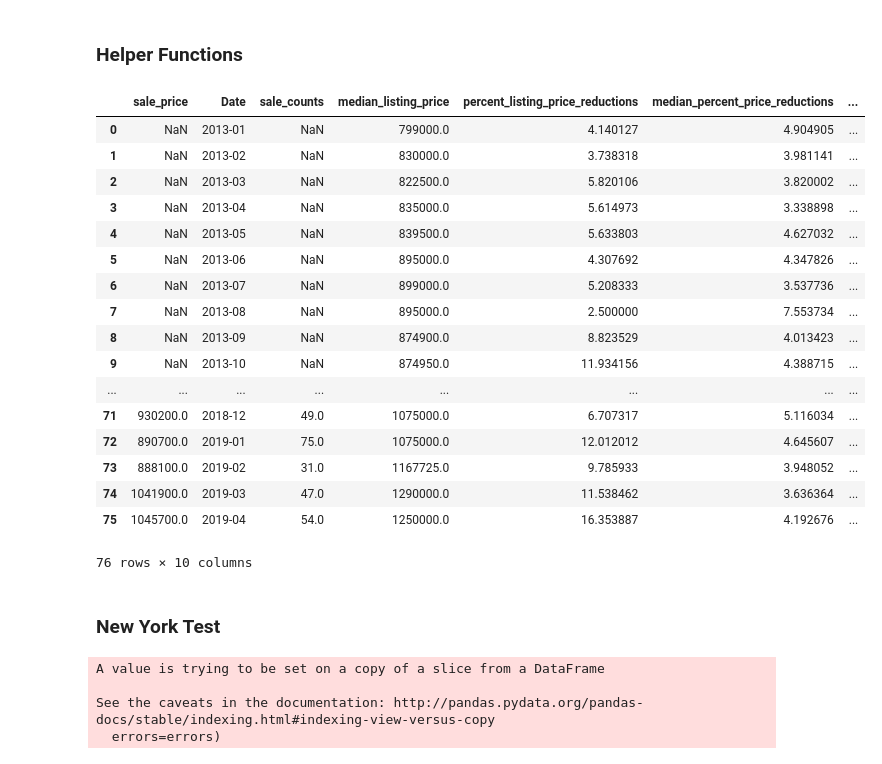
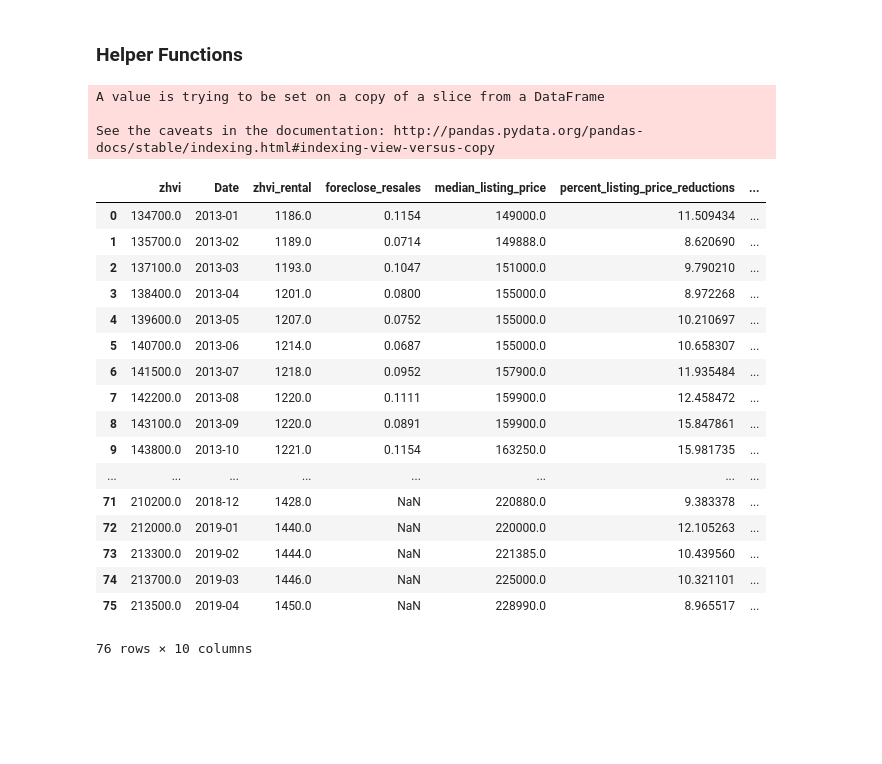
Before and after one commit to jtjones0304/zillow, a Jupyter notebook: Zillow Exploration.ipynb, the cells around one changed output. Drawn from its saved outputs; the diff is of its cells as text; code cells hidden in the pictures; blank space fills up the shorter version.

```diff
--- a/Zillow Exploration.ipynb
+++ b/Zillow Exploration.ipynb
@@ -7,3 +21,5 @@ from functools import reduce
+# %%
+foreclosures_resales = pd.read_csv('/Users/philglazer/Desktop/zillow_data/SalesPrevForeclosed_Share_Zip.csv',encoding = "ISO-8859-1")
 # %%
 sale_price_data = pd.read_csv('/Users/philglazer/Desktop/zillow_data/Sale_Prices_Zip.csv')
 # %%
@@ -27,19 +43,25 @@ price_to_rent_ratio_data = pd.read_csv('/Users/philglazer/Desktop/zillow_data/Zi
 # %% [markdown]
 #### List of data available
 # %%
-data_sets = [sale_price_data, sale_counts_data, median_listing_price_data, median_listing_price_persqft_data,
+data_sets = [zhvi_data, zhvi_rental_data, foreclosures_resales, sale_price_data, sale_counts_data, median_listing_price_data, median_listing_price_persqft_data,
             percent_listings_price_reductions_data, median_percent_price_reductions_data, monthly_listings_allhomes_data,
             new_monthly_listings_nsa_allhomes_data, median_daily_listings_nsa_allhomes_data, price_to_rent_ratio_data]
 # %%
+# removed, mostly empty:'new_monthly_listings_nsa':new_monthly_listings_nsa_allhomes_data,
+# removed, mostly empty:'median_listing_price_persqft':median_listing_price_persqft_data,
+# removed, mostly empty:'sale_price':sale_price_data,
+# removed, mostly empty:'sale_counts':sale_counts_data,
+
+
+
 data_sets_dict = {
-    'sale_price':sale_price_data,
-    'sale_counts':sale_counts_data,
+    'zhvi':zhvi_data,
+    'zhvi_rental':zhvi_rental_data,
+    'foreclose_resales':foreclosures_resales,
     'median_listing_price':median_listing_price_data,
-    'median_listing_price_persqft':median_listing_price_persqft_data,
     'percent_listing_price_reductions':percent_listings_price_reductions_data,
     'median_percent_price_reductions':median_percent_price_reductions_data,
     'monthly_listings_allhomes':monthly_listings_allhomes_data,
-    'new_monthly_listings_nsa':new_monthly_listings_nsa_allhomes_data,
     'median_daily_listings':median_daily_listings_nsa_allhomes_data,
     'price_to_rent_ratio':price_to_rent_ratio_data
 }
@@ -65,7 +110,10 @@ def join_data_available(zip_code, data_sets):
     df_list = []
     for k in data_sets_dict.keys():
         data = prepare_df_for_zip(zip_code, data_sets_dict[k])#.add_prefix(k)
-        data.rename(columns={0:k}, inplace=True)
+        for i in range(50):
+                data.rename(columns={i:k}, inplace=True)
+        #data.rename(columns={0:k}, inplace=True)
+        #data.rename(columns={1:k}, inplace=True)
         df_list.append(data)
 
 
@@ -74,23 +122,26 @@ def join_data_available(zip_code, data_sets):
 
     #df_merged = reduce(lambda  left,right: pd.merge(left,right,on=['DATE'],how='outer'), data_frames)
 # %%
-join_data_available(10025, data_sets_dict)
+join_data_available(28269, data_sets_dict)
 # %% [output]
+A value is trying to be set on a copy of a slice from a DataFrame
+
+See the caveats in the documentation: http://pandas.pydata.org/pandas-docs/stable/indexing.html#indexing-view-versus-copy
-|  | sale_price | Date | sale_counts | median_listing_price | percent_listing_price_reductions | median_percent_price_reductions | ... |
-| 0 | NaN | 2013-01 | NaN | 799000.0 | 4.140127 | 4.904905 | ... |
-| 1 | NaN | 2013-02 | NaN | 830000.0 | 3.738318 | 3.981141 | ... |
-| 2 | NaN | 2013-03 | NaN | 822500.0 | 5.820106 | 3.820002 | ... |
-| 3 | NaN | 2013-04 | NaN | 835000.0 | 5.614973 | 3.338898 | ... |
-| 4 | NaN | 2013-05 | NaN | 839500.0 | 5.633803 | 4.627032 | ... |
-| 5 | NaN | 2013-06 | NaN | 895000.0 | 4.307692 | 4.347826 | ... |
-| 6 | NaN | 2013-07 | NaN | 899000.0 | 5.208333 | 3.537736 | ... |
-| 7 | NaN | 2013-08 | NaN | 895000.0 | 2.500000 | 7.553734 | ... |
-| 8 | NaN | 2013-09 | NaN | 874900.0 | 8.823529 | 4.013423 | ... |
-| 9 | NaN | 2013-10 | NaN | 874950.0 | 11.934156 | 4.388715 | ... |
+|  | zhvi | Date | zhvi_rental | foreclose_resales | median_listing_price | percent_listing_price_reductions | ... |
+| 0 | 134700.0 | 2013-01 | 1186.0 | 0.1154 | 149000.0 | 11.509434 | ... |
+| 1 | 135700.0 | 2013-02 | 1189.0 | 0.0714 | 149888.0 | 8.620690 | ... |
+| 2 | 137100.0 | 2013-03 | 1193.0 | 0.1047 | 151000.0 | 9.790210 | ... |
+| 3 | 138400.0 | 2013-04 | 1201.0 | 0.0800 | 155000.0 | 8.972268 | ... |
+| 4 | 139600.0 | 2013-05 | 1207.0 | 0.0752 | 155000.0 | 10.210697 | ... |
+| 5 | 140700.0 | 2013-06 | 1214.0 | 0.0687 | 155000.0 | 10.658307 | ... |
+| 6 | 141500.0 | 2013-07 | 1218.0 | 0.0952 | 157900.0 | 11.935484 | ... |
+| 7 | 142200.0 | 2013-08 | 1220.0 | 0.1111 | 159900.0 | 12.458472 | ... |
+| 8 | 143100.0 | 2013-09 | 1220.0 | 0.0891 | 159900.0 | 15.847861 | ... |
+| 9 | 143800.0 | 2013-10 | 1221.0 | 0.1154 | 163250.0 | 15.981735 | ... |
 | ... | ... | ... | ... | ... | ... | ... | ... |
-| 71 | 930200.0 | 2018-12 | 49.0 | 1075000.0 | 6.707317 | 5.116034 | ... |
-| 72 | 890700.0 | 2019-01 | 75.0 | 1075000.0 | 12.012012 | 4.645607 | ... |
-| 73 | 888100.0 | 2019-02 | 31.0 | 1167725.0 | 9.785933 | 3.948052 | ... |
-| 74 | 1041900.0 | 2019-03 | 47.0 | 1290000.0 | 11.538462 | 3.636364 | ... |
-| 75 | 1045700.0 | 2019-04 | 54.0 | 1250000.0 | 16.353887 | 4.192676 | ... |
+| 71 | 210200.0 | 2018-12 | 1428.0 | NaN | 220880.0 | 9.383378 | ... |
+| 72 | 212000.0 | 2019-01 | 1440.0 | NaN | 220000.0 | 12.105263 | ... |
+| 73 | 213300.0 | 2019-02 | 1444.0 | NaN | 221385.0 | 10.439560 | ... |
+| 74 | 213700.0 | 2019-03 | 1446.0 | NaN | 225000.0 | 10.321101 | ... |
+| 75 | 213500.0 | 2019-04 | 1450.0 | NaN | 228990.0 | 8.965517 | ... |
-76 rows × 10 columns
+76 rows × 10 columns
@@ -101,9 +147,0 @@ join_data_available(10025, data_sets_dict)
-# %% [markdown]
-### New York Test
-# %%
-ny_sales_data = prepare_df_for_zip(10025, percent_listings_price_reductions_data)
-# %% [output]
-A value is trying to be set on a copy of a slice from a DataFrame
-
-See the caveats in the documentation: http://pandas.pydata.org/pandas-docs/stable/indexing.html#indexing-view-versus-copy
-  errors=errors)
```
Also changed, not shown: parts of 31 cells of this notebook.
